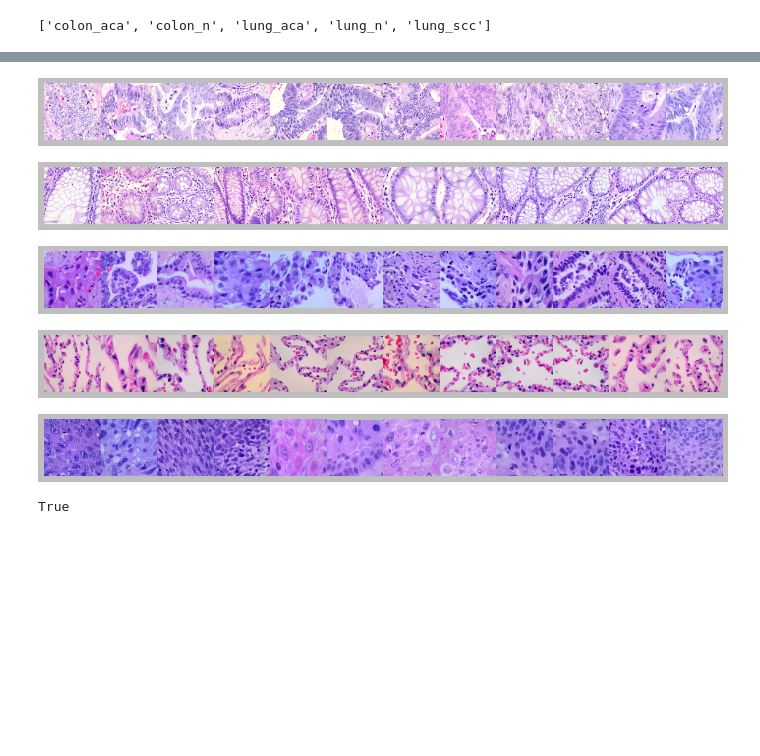
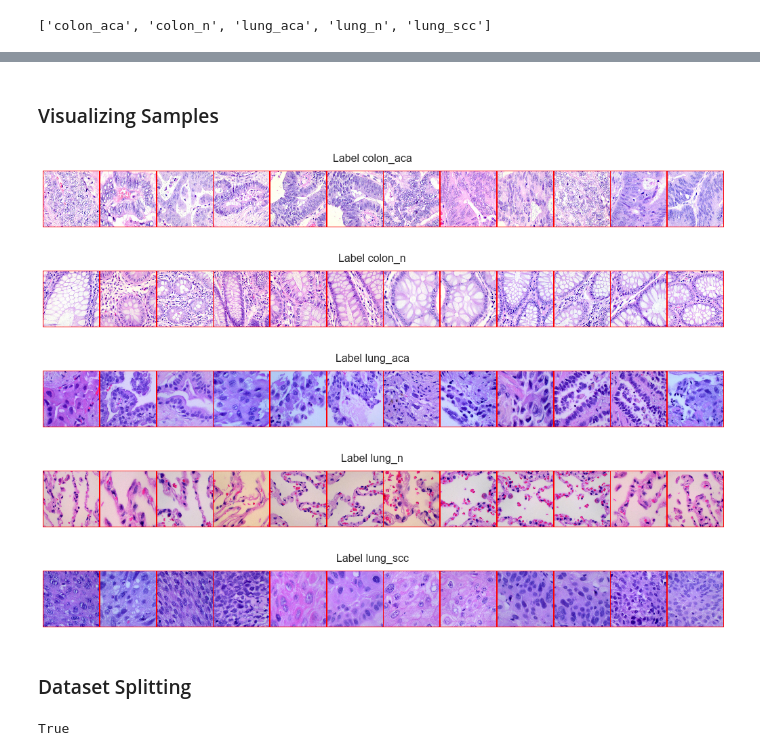
Before and after one commit to abdalrhmanu/lung-and-colon-cancer-histopathological-images, a Jupyter notebook: EDA.ipynb, the cells around one changed output, grey strips where cells are left out. Drawn from its saved outputs; the diff is of its cells as text; code cells hidden in the pictures; blank space fills up the shorter version.

```diff
--- a/EDA.ipynb
+++ b/EDA.ipynb
@@ -82,38 +91,42 @@ dataset_df['class'].value_counts().plot(kind='bar')
+# %% [markdown]
+### Visualizing Samples
 # %%
 """
+# can visualize single label
 fig, ax = plt.subplots(nrows, ncols, figsize=(15, 6))
 plt.subplots_adjust(wspace=0, hspace=0)
 for i, j in enumerate(os.listdir(label_path[1])[:90]):
     fname = os.path.join(label_path[1], j)
     img = Image.open(fname)
     idcol = ImageDraw.Draw(img)
     idcol.rectangle(((0, 0), (95, 95)), outline='red')
     plt.subplot(nrows, ncols, i+1)
     plt.imshow(np.array(img))
     fig.suptitle(f'Label {labels[1]}', fontsize=16)
     plt.axis('off')
 """
-
 for idx, lbl in enumerate(labels):
     nrows, ncols = 1, 12
-    fig, ax = plt.subplots(nrows, ncols, figsize=(15, 6))
+    fig, ax = plt.subplots(nrows, ncols, figsize=(18, 2))
     plt.subplots_adjust(wspace=0, hspace=0)
 
     for i, j in enumerate(os.listdir(label_path[idx])[:ncols]):
         fname = os.path.join(label_path[idx], j)
         img = Image.open(fname)
         idcol = ImageDraw.Draw(img)
-        idcol.rectangle(((0, 0), (1, 12)), outline='green')
+        idcol.rectangle(((0, 0), (763, 763)), outline='red', width=5)
         plt.subplot(nrows, ncols, i+1)
         plt.imshow(np.array(img))
-#         fig.suptitle(f'Label {lbl}', fontsize=10)
+        fig.suptitle(f'Label {lbl}', fontsize=16)
         plt.axis('off')
 # %% [output]
-[figure, old version]
+[figure, new version]
-[figure, old version]
+[figure, new version]
-[figure, old version]
+[figure, new version]
-[figure, old version]
+[figure, new version]
-[figure, old version]
+[figure, new version]
+# %% [markdown]
+### Dataset Splitting
 # %%
 splitted_dir = r'./dataset/splitted/'
 
```
Also changed, not shown: parts of 11 cells of this notebook.
